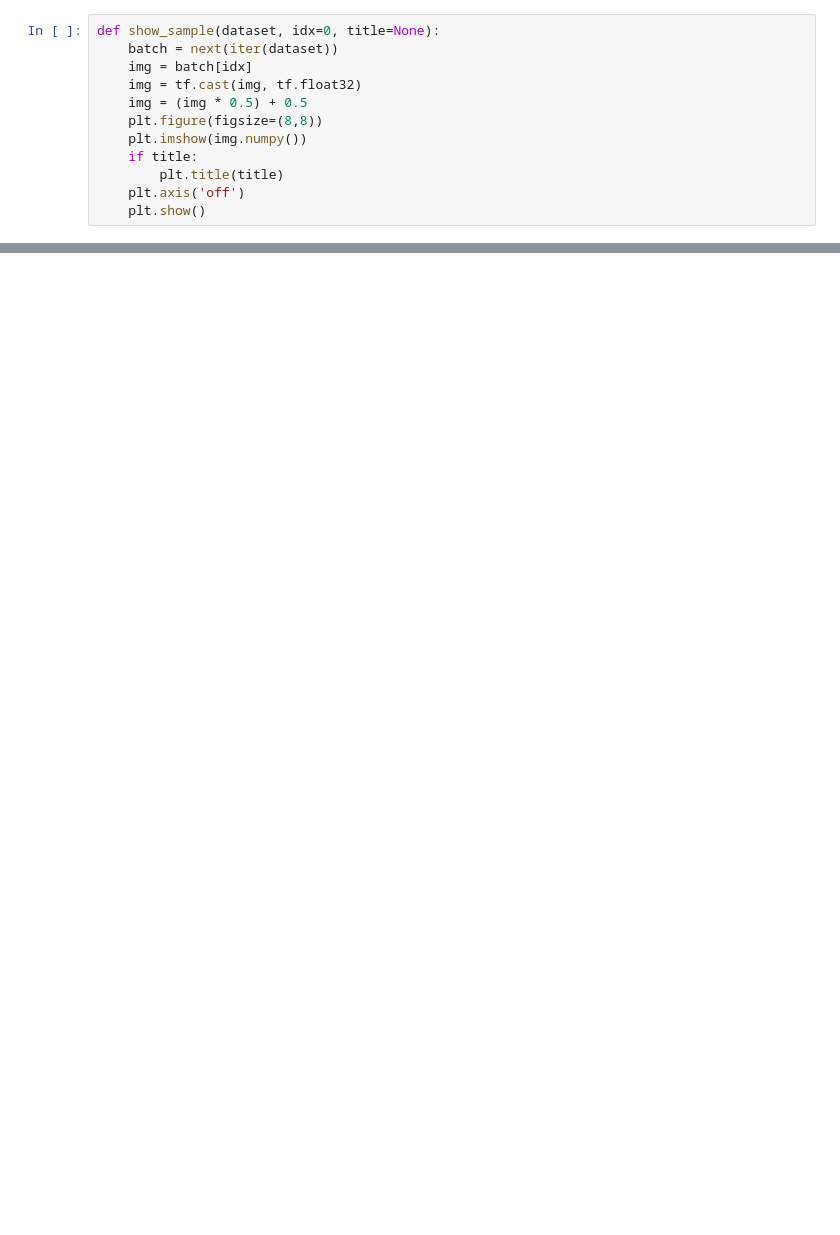
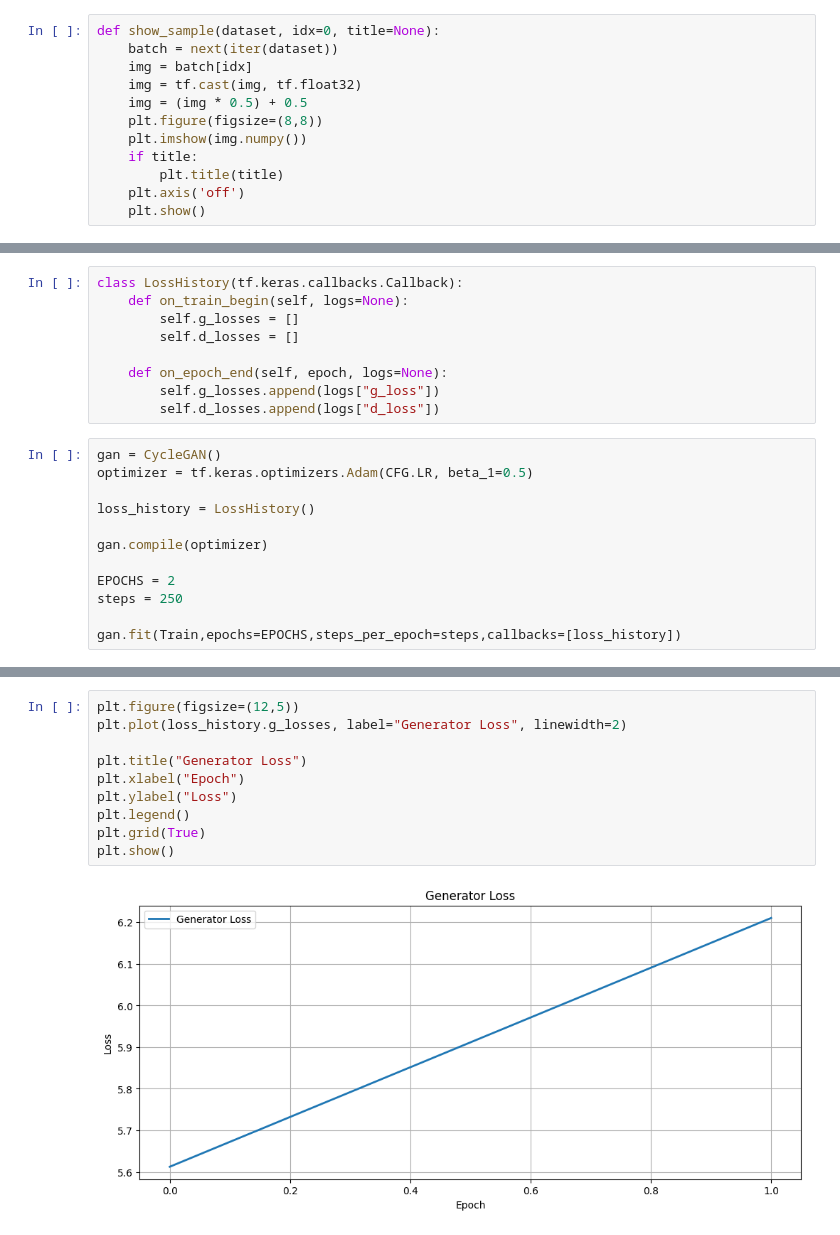
Before and after one commit to MatthewSebastian15/cyclegan-day2night, a Jupyter notebook: Deep_learning_Kaggle.ipynb, the cells around one changed output, grey strips where cells are left out. Saved outputs shown, nothing was run; the diff lists cells and outputs as text; blank space fills up the shorter version.

```diff
--- a/Deep_learning_Kaggle.ipynb
+++ b/Deep_learning_Kaggle.ipynb
@@ -456,0 +254,21 @@ Rata-rata SSIM: 23.18%
+# %%
+class LossHistory(tf.keras.callbacks.Callback):
+    def on_train_begin(self, logs=None):
+        self.g_losses = []
+        self.d_losses = []
+
+    def on_epoch_end(self, epoch, logs=None):
+        self.g_losses.append(logs["g_loss"])
+        self.d_losses.append(logs["d_loss"])
+# %%
+gan = CycleGAN()
+optimizer = tf.keras.optimizers.Adam(CFG.LR, beta_1=0.5)
+
+loss_history = LossHistory()
+
+gan.compile(optimizer)
+
+EPOCHS = 2
+steps = 250
+
+gan.fit(Train,epochs=EPOCHS,steps_per_epoch=steps,callbacks=[loss_history])
@@ -456,0 +281,12 @@ Rata-rata SSIM: 23.18%
+# %%
+plt.figure(figsize=(12,5))
+plt.plot(loss_history.g_losses, label="Generator Loss", linewidth=2)
+
+plt.title("Generator Loss")
+plt.xlabel("Epoch")
+plt.ylabel("Loss")
+plt.legend()
+plt.grid(True)
+plt.show()
+# %% [output]
+[figure, added]
```
Also changed, not shown: parts of 28 cells of this notebook.
